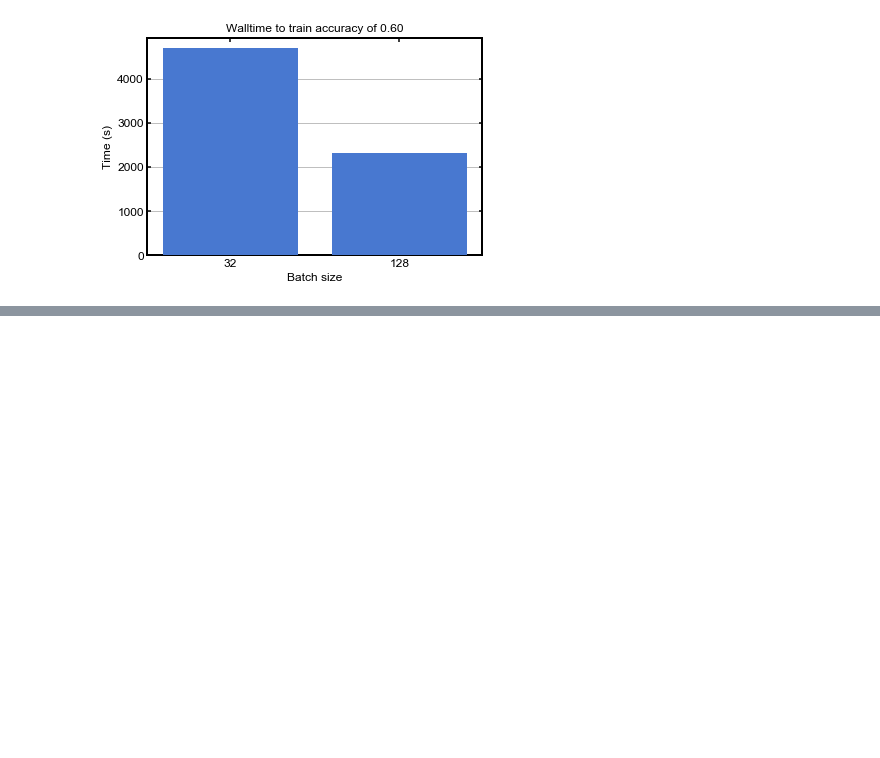
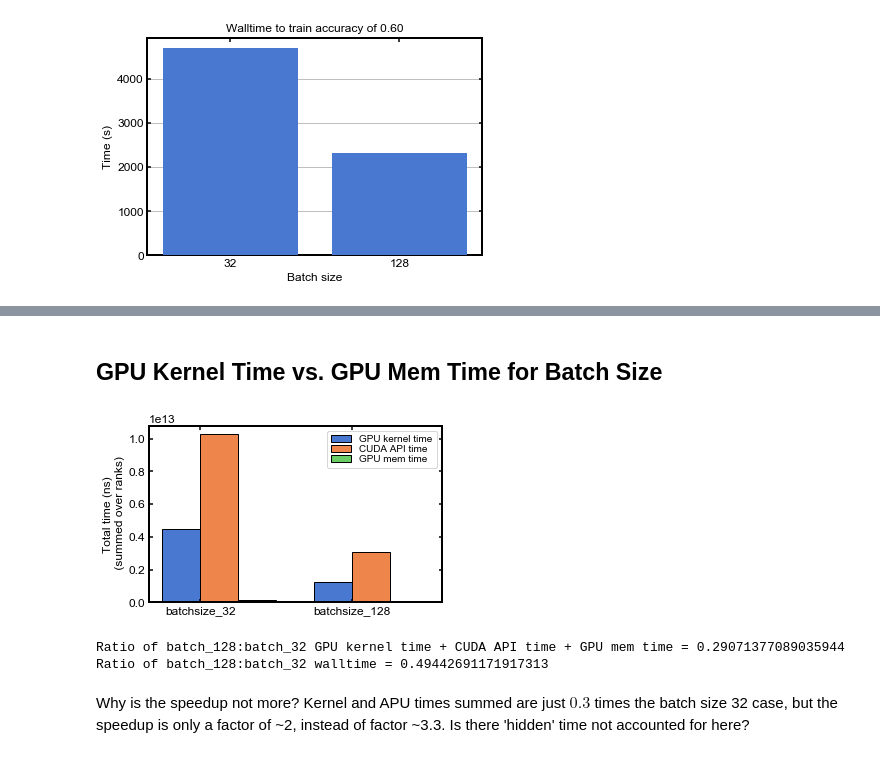
Before and after one commit to mrowan137/ml-performance-benchmark, a Jupyter notebook: resnet/analysis/plot_time_vs_batchsize.ipynb, the cells around one changed output, grey strips where cells are left out. Drawn from its saved outputs; the diff is of its cells as text; code cells hidden in the pictures; blank space fills up the shorter version.

```diff
--- a/resnet/analysis/plot_time_vs_batchsize.ipynb
+++ b/resnet/analysis/plot_time_vs_batchsize.ipynb
@@ -77,0 +298,51 @@ plt.xticks(x, labels=batch_size);
+# %% [markdown]
+## GPU Kernel Time vs. GPU Mem Time for Batch Size
+# %%
+all_batch = list(d._hash.keys())
+gpukerntime = [ sum([d[batch][r]['gpukernsum']['Total Time (ns)'].sum()
+                    for r in d[batch].keys()]) for batch in all_batch]
+gpumemtime = [ sum([d[batch][r]['gpumemtimesum']['Total Time (ns)'].sum()
+                    for r in d[batch].keys()]) for batch in all_batch]
+cudaapitime = [ sum([d[batch][r]['cudaapisum']['Total Time (ns)'].sum()
+                    for r in d[batch].keys()]) for batch in all_batch]
+
+plt.ion()
+plt.figure(figsize=figSize1x1)
+# set width of bar
+barWidth = 0.25
+
+# set height of bar
+bars1 = gpukerntime
+bars2 = cudaapitime
+bars3 = gpumemtime
+
+# Set position of bar on X axis
+r1 = np.arange(len(bars1))
+r2 = [x + barWidth for x in r1]
+r3 = [x + 2*barWidth for x in r1]
+
+# Make the plot
+plt.bar(r1, bars1, color=colors[0], width=barWidth, edgecolor='k', label='GPU kernel time')
+plt.bar(r2, bars2, color=colors[1], width=barWidth, edgecolor='k', label='CUDA API time')
+plt.bar(r3, bars3, color=colors[2], width=barWidth, edgecolor='k', label='GPU mem time')
+
+plt.ylabel('Total time (ns)\n (summed over ranks)')
+#plt.ylim(0, 3.2e12)
+plt.xticks([r + 0.5*barWidth for r in range(len(bars1))], all_batch);
+
+plt.legend(loc=1)
+plt.tight_layout()
+plt.savefig('figs/Batch_Time_vs_Batch.png', dpi=150, bbox_inches='tight')
+# %% [output]
+[figure, added]
+# %%
+gpukerneltime_cudacpitime_gpumemtime_sum = np.array(bars1)+np.array(bars2)+np.array(bars3)
+print('Ratio of batch_128:batch_32 GPU kernel time + CUDA API time + GPU mem time = {}'.format(
+    gpukerneltime_cudacpitime_gpumemtime_sum[1]/gpukerneltime_cudacpitime_gpumemtime_sum[0]))
+print('Ratio of batch_128:batch_32 walltime = {}'.format(
+    duration_seconds[1]/duration_seconds[0]))
+# %% [output]
+Ratio of batch_128:batch_32 GPU kernel time + CUDA API time + GPU mem time = 0.29071377089035944
+Ratio of batch_128:batch_32 walltime = 0.49442691171917313
+# %% [markdown]
+Why is the speedup not more? Kernel and APU times summed are just $0.3$ times the batch size 32 case, but the speedup is only a factor of ~2, instead of factor ~3.3.  Is there 'hidden' time not accounted for here?
```
Also changed, not shown: parts of 8 cells of this notebook, 9 other files.
